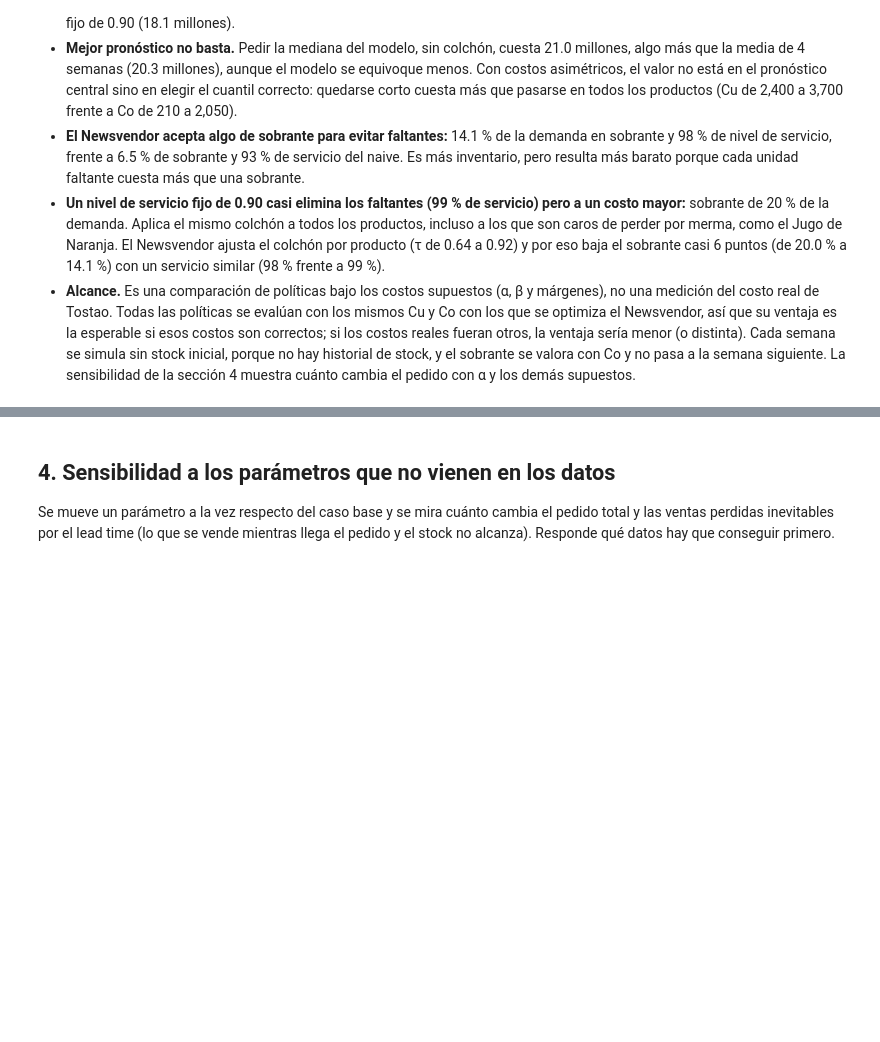
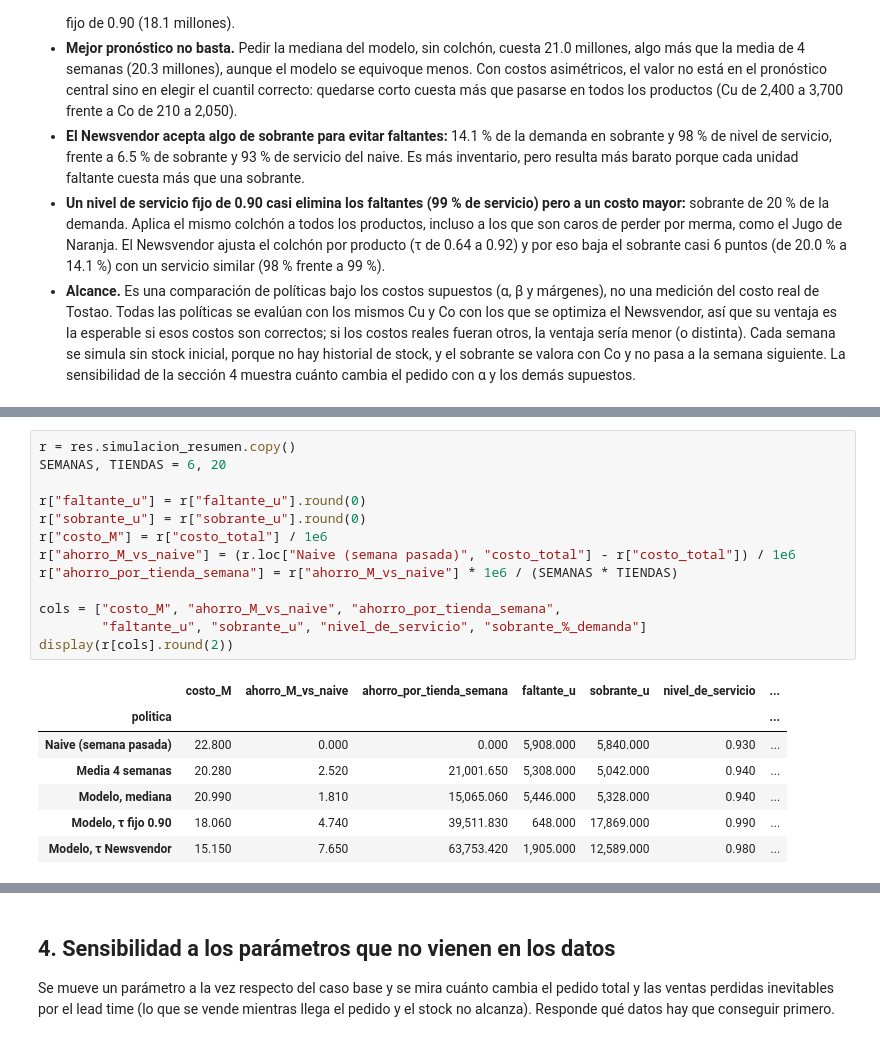
Before and after one commit to adriananivia1790/tostao-optimizacion-abastecimiento, a Jupyter notebook: notebooks/03_optimizacion_costos.ipynb, the cells around one changed output, grey strips where cells are left out. Drawn from its saved outputs; the diff is of its cells as text; blank space fills up the shorter version.

```diff
--- a/notebooks/03_optimizacion_costos.ipynb
+++ b/notebooks/03_optimizacion_costos.ipynb
@@ -160,0 +200,21 @@ plt.tight_layout(); plt.show()
+# %%
+r = res.simulacion_resumen.copy()
+SEMANAS, TIENDAS = 6, 20
+
+r["faltante_u"] = r["faltante_u"].round(0)
+r["sobrante_u"] = r["sobrante_u"].round(0)
+r["costo_M"] = r["costo_total"] / 1e6
+r["ahorro_M_vs_naive"] = (r.loc["Naive (semana pasada)", "costo_total"] - r["costo_total"]) / 1e6
+r["ahorro_por_tienda_semana"] = r["ahorro_M_vs_naive"] * 1e6 / (SEMANAS * TIENDAS)
+
+cols = ["costo_M", "ahorro_M_vs_naive", "ahorro_por_tienda_semana",
+        "faltante_u", "sobrante_u", "nivel_de_servicio", "sobrante_%_demanda"]
+display(r[cols].round(2))
+# %% [output]
+|  | costo_M | ahorro_M_vs_naive | ahorro_por_tienda_semana | faltante_u | sobrante_u | nivel_de_servicio | ... |
+| politica |  |  |  |  |  |  | ... |
+| Naive (semana pasada) | 22.800 | 0.000 | 0.000 | 5,908.000 | 5,840.000 | 0.930 | ... |
+| Media 4 semanas | 20.280 | 2.520 | 21,001.650 | 5,308.000 | 5,042.000 | 0.940 | ... |
+| Modelo, mediana | 20.990 | 1.810 | 15,065.060 | 5,446.000 | 5,328.000 | 0.940 | ... |
+| Modelo, τ fijo 0.90 | 18.060 | 4.740 | 39,511.830 | 648.000 | 17,869.000 | 0.990 | ... |
+| Modelo, τ Newsvendor | 15.150 | 7.650 | 63,753.420 | 1,905.000 | 12,589.000 | 0.980 | ... |
```
Also changed, not shown: parts of 3 cells of this notebook.
